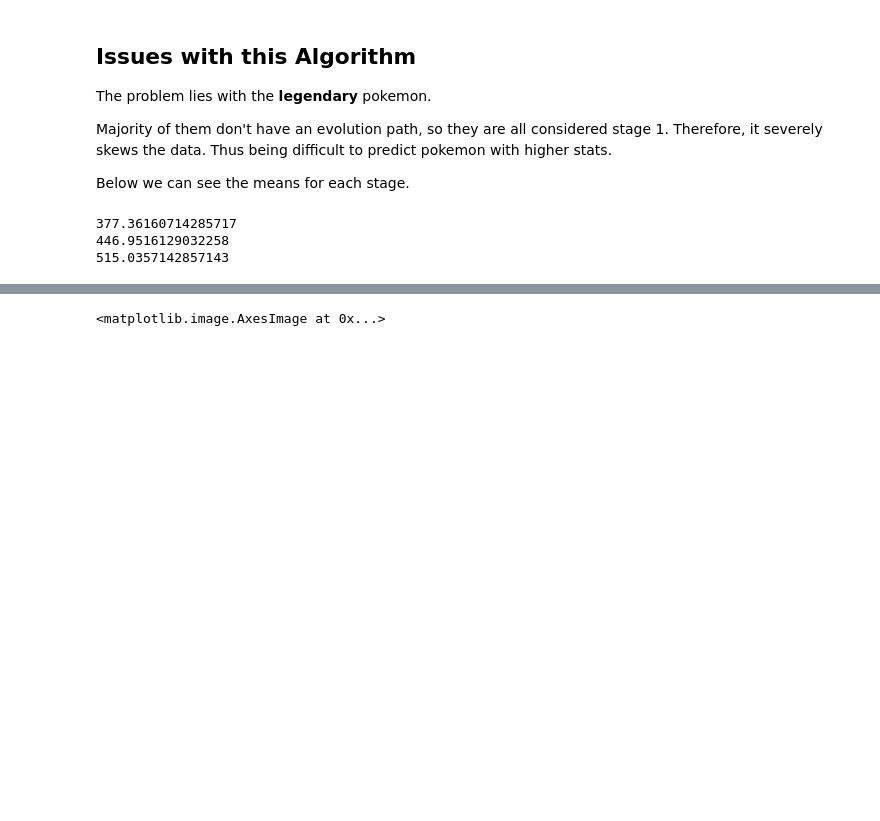
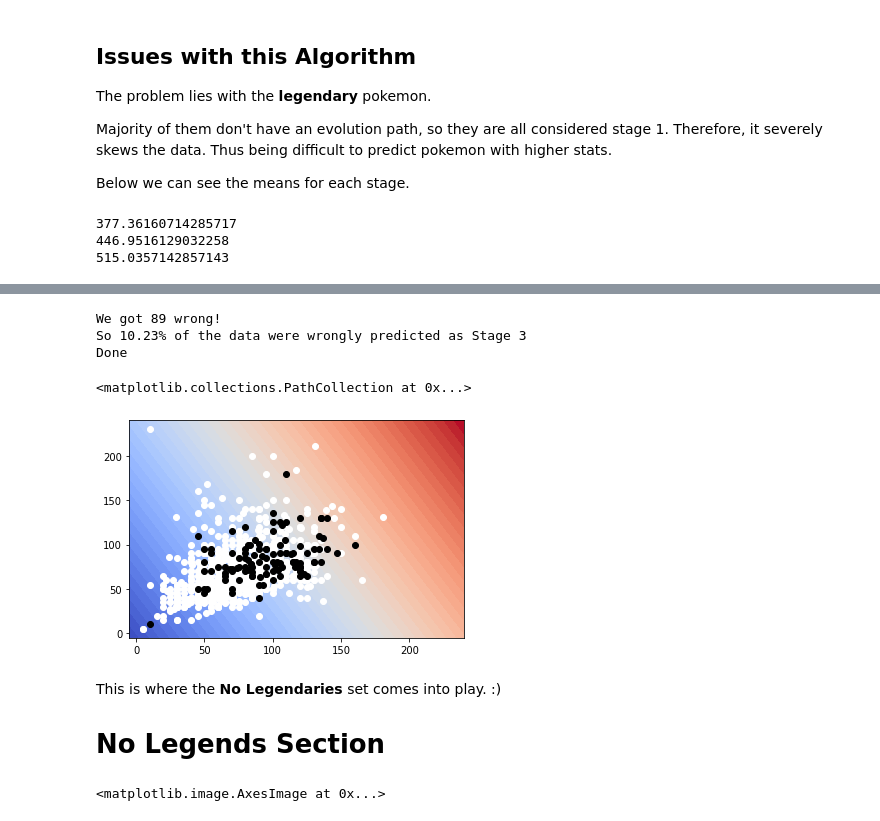
Before and after one commit to samdish7/COSC311, a Jupyter notebook: Projects/Project2/Project2.ipynb, the cells around one changed output, grey strips where cells are left out. Cells and saved outputs as stored; diff of their text form; code cells hidden in the pictures; blank space fills up the shorter version.

```diff
--- a/Projects/Project2/Project2.ipynb
+++ b/Projects/Project2/Project2.ipynb
@@ -195,3 +268,39 @@ Note that **Stage 1** has a fairly high total mean, and the confusion matrix is
+# %%
+# Stage 3
+Y = noMega['Stage']
+Y = Y.replace([1,2,3], [0,0,1]).values.astype('float64') #if stage 3, Stage = 1, 0 otherwise
+knn.train(X,Y)
+
+#predict them!
+prediction = []
+for x in X:
+    prediction.append(knn.predict(x))
+predictions = [prediction[i].most_common(2)[0][0] for i in range(len(prediction))]
+
+num_wrong = np.sum(np.not_equal(predictions, Y))
+print(f'We got {num_wrong} wrong!\nSo {round(num_wrong/len(X) * 100, 3)}% of the data were wrongly predicted as Stage 3')
+
+# plotting time
+# make sure grid contains all of our data
+r_min = np.min(X) - 10
+r_max = np.max(X) + 10
+
+xs, ys = np.meshgrid(np.arange(r_min, r_max, 0.1), np.arange(r_min, r_max, 0.1))
+zs = [ [ f(xs[i,j], ys[i,j]) for j in range(len(ys)) ] for i in range(len(xs)) ]
+print("Done")
+plt.contourf(xs, ys, zs, levels = 50, cmap = 'coolwarm')
+plt.scatter(X[Y == 0, 0], X[Y == 0, 1], c = 'w')
+plt.scatter(X[Y == 1, 0], X[Y == 1, 1], c = 'k')
+# %% [output]
+We got 89 wrong!
+So 10.23% of the data were wrongly predicted as Stage 3
+Done
+<matplotlib.collections.PathCollection at 0x...>
+[figure, added]
+# %% [markdown]
+This is where the __No Legendaries__ set comes into play. :)
+
+# No Legends Section
 # %%
 #distribution of total values (no legendaries)
 noLeg = noMega[noMega['Legendary'] == 'N'] # for KNN alg
```
Also changed, not shown: parts of 13 cells of this notebook, 1 other file.
